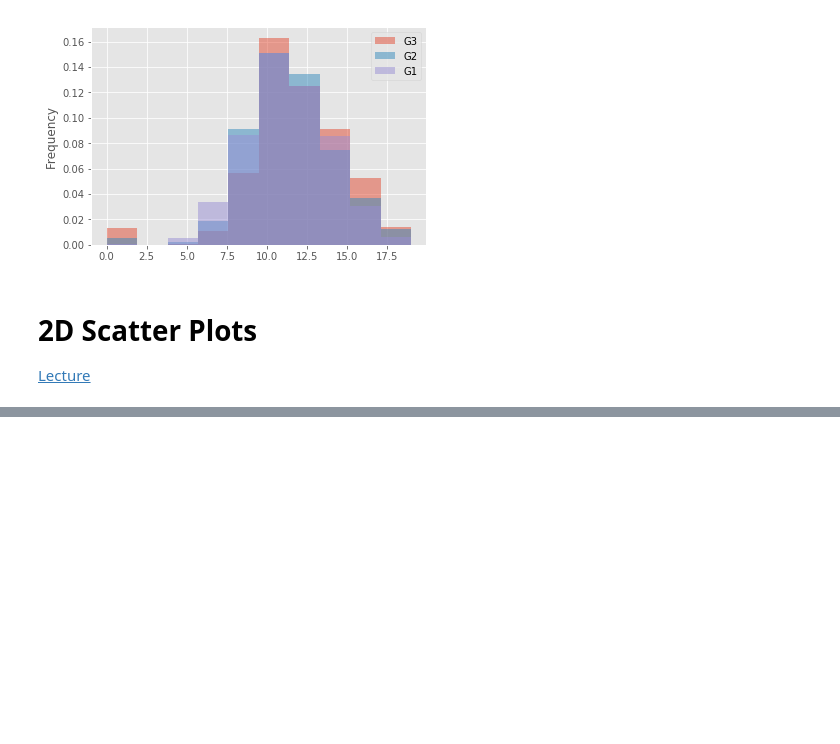
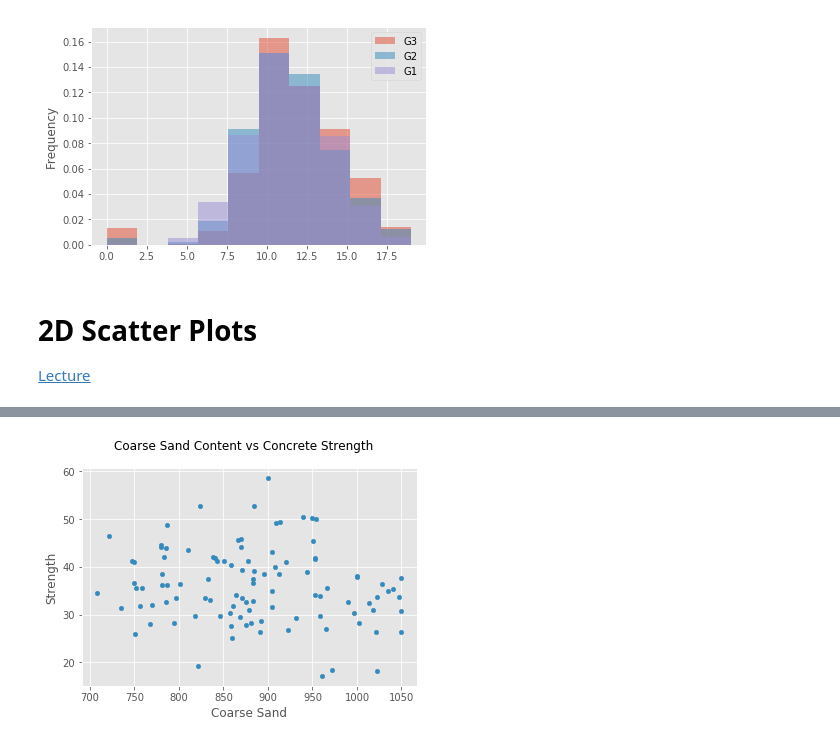
Before and after one commit to tsaomao/edX--MSDS-Curriculum--DAT210x, a Jupyter notebook: Module3/Module3 - Lectures.ipynb, the cells around one changed output, grey strips where cells are left out. Drawn from its saved outputs; the diff is of its cells as text; code cells hidden in the pictures; blank space fills up the shorter version.

```diff
--- a/Module3/Module3 - Lectures.ipynb
+++ b/Module3/Module3 - Lectures.ipynb
@@ -78,0 +114,8 @@ plt.show()
+# %%
+df.plot.scatter(x='Coarse', y='Strength')
+plt.suptitle('Coarse Sand Content vs Concrete Strength')
+plt.xlabel('Coarse Sand')
+plt.ylabel('Strength')
+plt.show()
+# %% [output]
+[figure, added]
```
Also changed, not shown: parts of 32 cells of this notebook, 2 other files.
